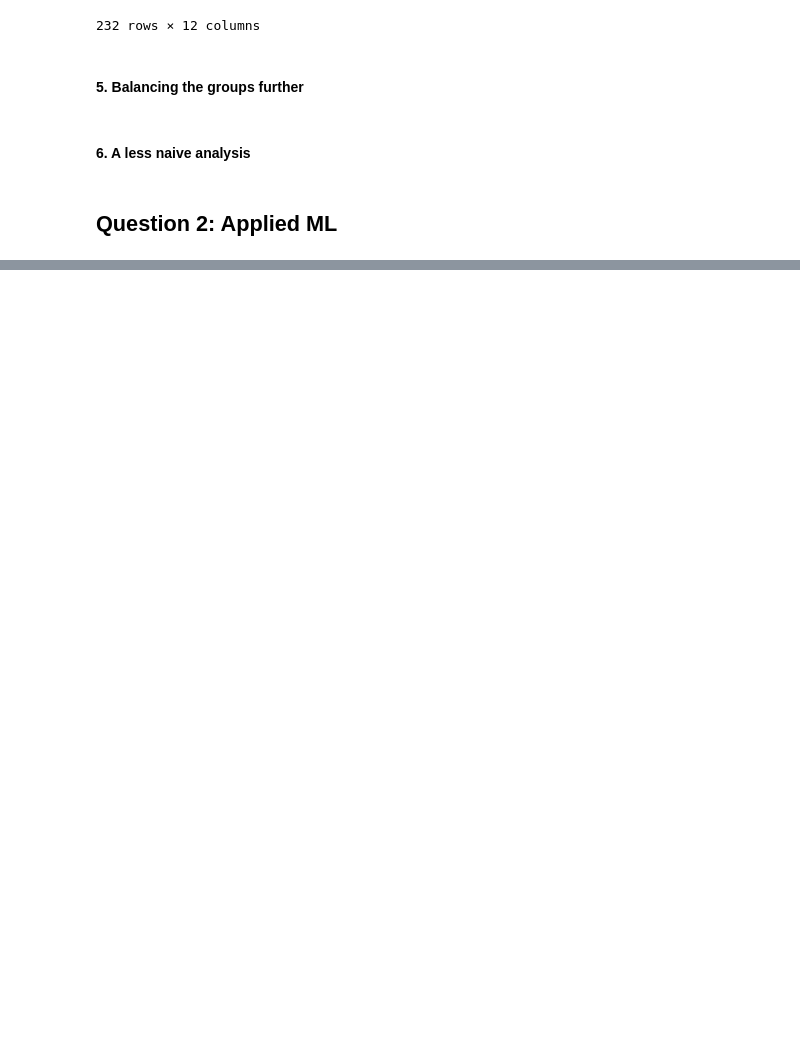
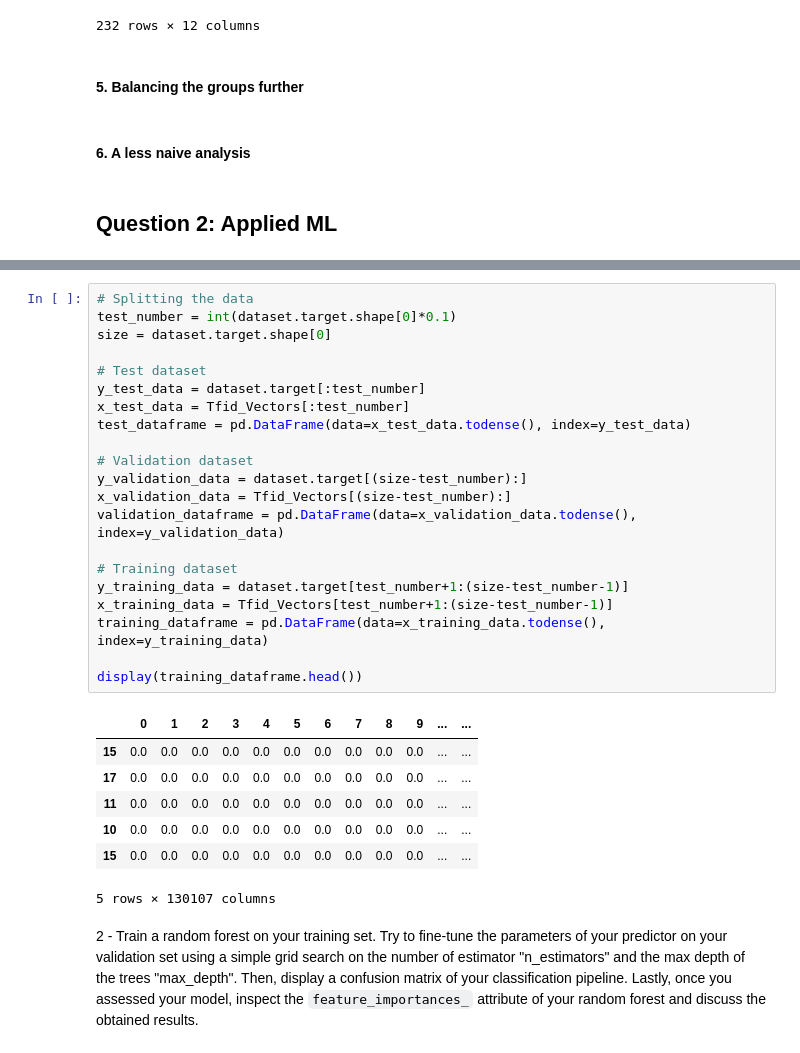
Before and after one commit to Babas10/ADA_JEX2017, a Jupyter notebook: HomeWork/04 - Applied ML/H4.ipynb, the cells around one changed output, grey strips where cells are left out. Cells and saved outputs as stored; diff of their text form; blank space fills up the shorter version.

```diff
--- a/HomeWork/04 - Applied ML/H4.ipynb
+++ b/HomeWork/04 - Applied ML/H4.ipynb
@@ -685,0 +747,31 @@ display(all_matched)
+# %%
+# Splitting the data
+test_number = int(dataset.target.shape[0]*0.1)
+size = dataset.target.shape[0]
+
+# Test dataset
+y_test_data = dataset.target[:test_number]
+x_test_data = Tfid_Vectors[:test_number]
+test_dataframe = pd.DataFrame(data=x_test_data.todense(), index=y_test_data)
+
+# Validation dataset
+y_validation_data = dataset.target[(size-test_number):]
+x_validation_data = Tfid_Vectors[(size-test_number):]
+validation_dataframe = pd.DataFrame(data=x_validation_data.todense(), index=y_validation_data)
+
+# Training dataset
+y_training_data = dataset.target[test_number+1:(size-test_number-1)]
+x_training_data = Tfid_Vectors[test_number+1:(size-test_number-1)]
+training_dataframe = pd.DataFrame(data=x_training_data.todense(), index=y_training_data)
+
+display(training_dataframe.head())
+# %% [output]
+|  | 0 | 1 | 2 | 3 | 4 | 5 | 6 | 7 | 8 | 9 | ... | ... |
+| 15 | 0.0 | 0.0 | 0.0 | 0.0 | 0.0 | 0.0 | 0.0 | 0.0 | 0.0 | 0.0 | ... | ... |
+| 17 | 0.0 | 0.0 | 0.0 | 0.0 | 0.0 | 0.0 | 0.0 | 0.0 | 0.0 | 0.0 | ... | ... |
+| 11 | 0.0 | 0.0 | 0.0 | 0.0 | 0.0 | 0.0 | 0.0 | 0.0 | 0.0 | 0.0 | ... | ... |
+| 10 | 0.0 | 0.0 | 0.0 | 0.0 | 0.0 | 0.0 | 0.0 | 0.0 | 0.0 | 0.0 | ... | ... |
+| 15 | 0.0 | 0.0 | 0.0 | 0.0 | 0.0 | 0.0 | 0.0 | 0.0 | 0.0 | 0.0 | ... | ... |
+5 rows × 130107 columns
+# %% [markdown]
+2 - Train a random forest on your training set. Try to fine-tune the parameters of your predictor on your validation set using a simple grid search on the number of estimator "n_estimators" and the max depth of the trees "max_depth". Then, display a confusion matrix of your classification pipeline. Lastly, once you assessed your model, inspect the `feature_importances_` attribute of your random forest and discuss the obtained results.
```
Also changed, not shown: parts of 14 cells of this notebook.
